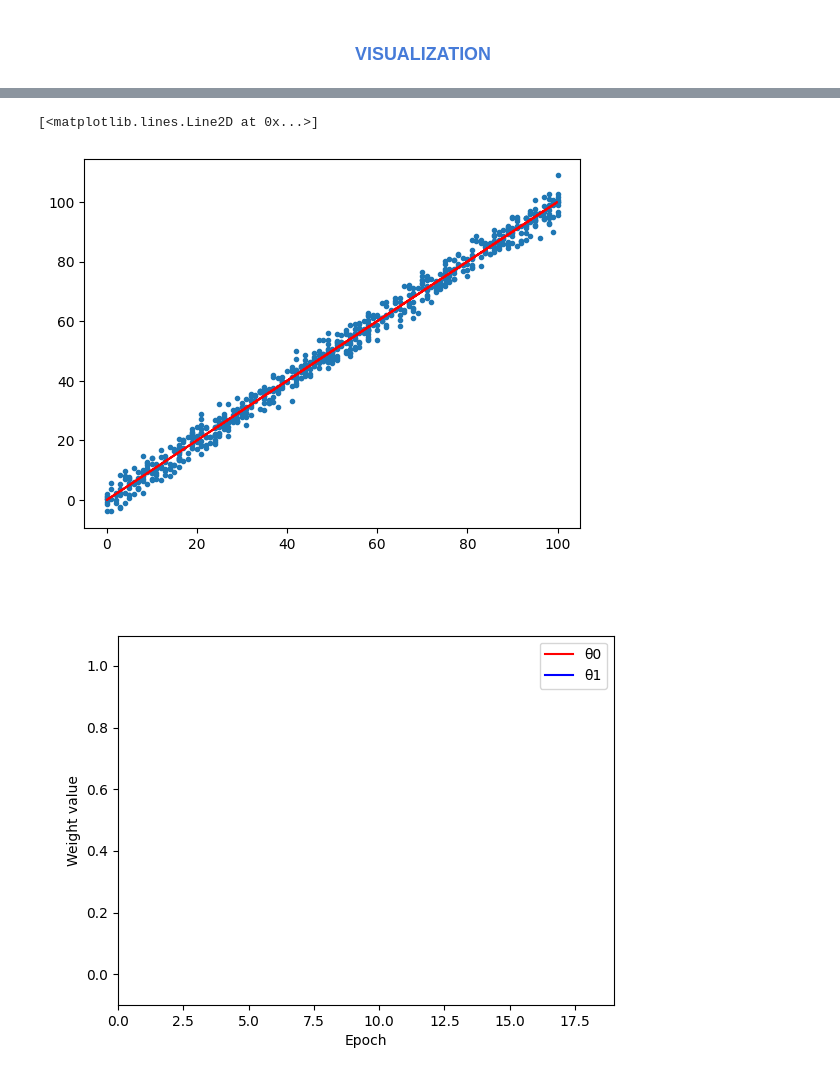
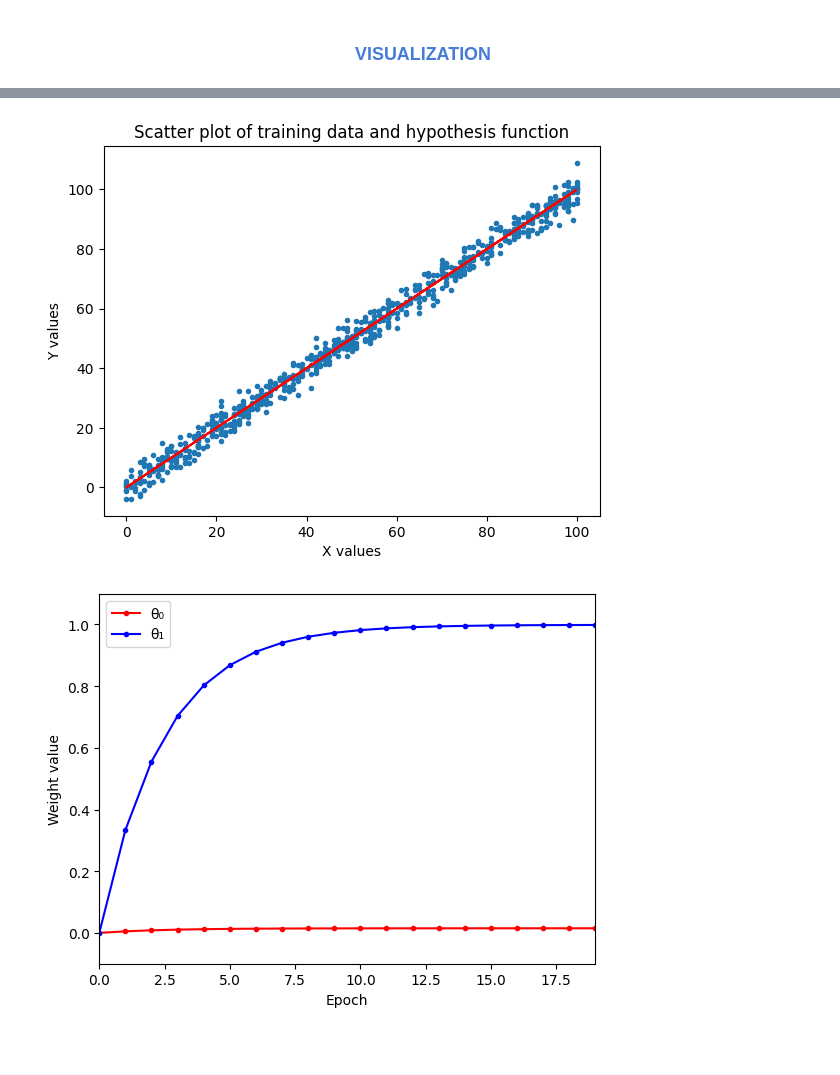
Before and after one commit to lategardener/CS229-from-scratch, a Jupyter notebook: LinearRegression/linear_regression.ipynb, the cells around one changed output, grey strips where cells are left out. Cells and saved outputs as stored; diff of their text form; code cells hidden in the pictures; blank space fills up the shorter version.

```diff
--- a/LinearRegression/linear_regression.ipynb
+++ b/LinearRegression/linear_regression.ipynb
@@ -123,15 +112,22 @@ loss_history
 # %%
 """
 # Plot the hypothesis function using the final weights over the training data
 """
 
+matplotlib.use("module://matplotlib_inline.backend_inline")
 image = np.array([h_function(x) for x in X])
-fig, ax = plt.subplots()
+_, ax = plt.subplots()
 ax.scatter(df_train["x"], df_train["y"], marker='.')
 ax.plot(image, image, color="red")
+
+# Add labels and title
+ax.set_xlabel("X values")
+ax.set_ylabel("Y values")
+ax.set_title("Scatter plot of training data and hypothesis function")
+
+plt.show()
 # %% [output]
-[<matplotlib.lines.Line2D at 0x...>]
-[figure, old version]
+[figure, new version]
 # %%
 weights_history = np.array([w.flatten() for w in weights_history])
 loss_history = np.array(loss_history, dtype=np.float64)
@@ -140,51 +136,23 @@ loss_history = np.array(loss_history, dtype=np.float64)
 # Plot weights evolution over time
 """
 
-from matplotlib import animation
-%matplotlib widget
-
-fig, ax = plt.subplots()
+_, ax = plt.subplots()
 ax.set_xlabel("Epoch")
 ax.set_ylabel("Weight value")
 
 epochs = len(weights_history)
-n_frames_between_epochs = 10  # number of mini-frames between each epoch
-n_frames = (epochs-1) * n_frames_between_epochs + 1
+x = np.arange(epochs)  # epoch indices
 
-# Linear interpolation of weights for smooth animation
-x_smooth = np.linspace(0, epochs-1, n_frames)
-w0_smooth = np.interp(x_smooth, np.arange(epochs), weights_history[:,0])
-w1_smooth = np.interp(x_smooth, np.arange(epochs), weights_history[:,1])
+# Plot weight curves directly
+ax.plot(x, weights_history[:,0], "r.-", label="θ₀")
+ax.plot(x, weights_history[:,1], "b.-", label="θ₁")
+ax.legend()
 
-# Set axis limits
+# Optionally set axis limits
 ax.set_xlim(0, epochs-1)
 ax.set_ylim(np.min(weights_history)-0.1, np.max(weights_history)+0.1)
 
-# Animated lines for each weight
-line0, = ax.plot([], [], "r-", label="θ0")
-line1, = ax.plot([], [], "b-", label="θ1")
-ax.legend()
-
-def init():
-    # Initialize empty lines
-    line0.set_data([], [])
-    line1.set_data([], [])
-    return line0, line1
-
-def update(frame):
-    # Update points up to the current frame
-    x_vals = np.linspace(0, frame/n_frames_between_epochs, frame+1)
-    line0.set_data(x_vals, w0_smooth[:frame+1])
-    line1.set_data(x_vals, w1_smooth[:frame+1])
-    return line0, line1
-
-# Create the animation
-ani = animation.FuncAnimation(
-    fig, update, frames=n_frames,
-    init_func=init, blit=True, interval=20, repeat=False
-)
-
 plt.show()
 # %% [output]
-[figure, old version]
+[figure, new version]
 # %%
```
Also changed, not shown: parts of 7 cells of this notebook.
